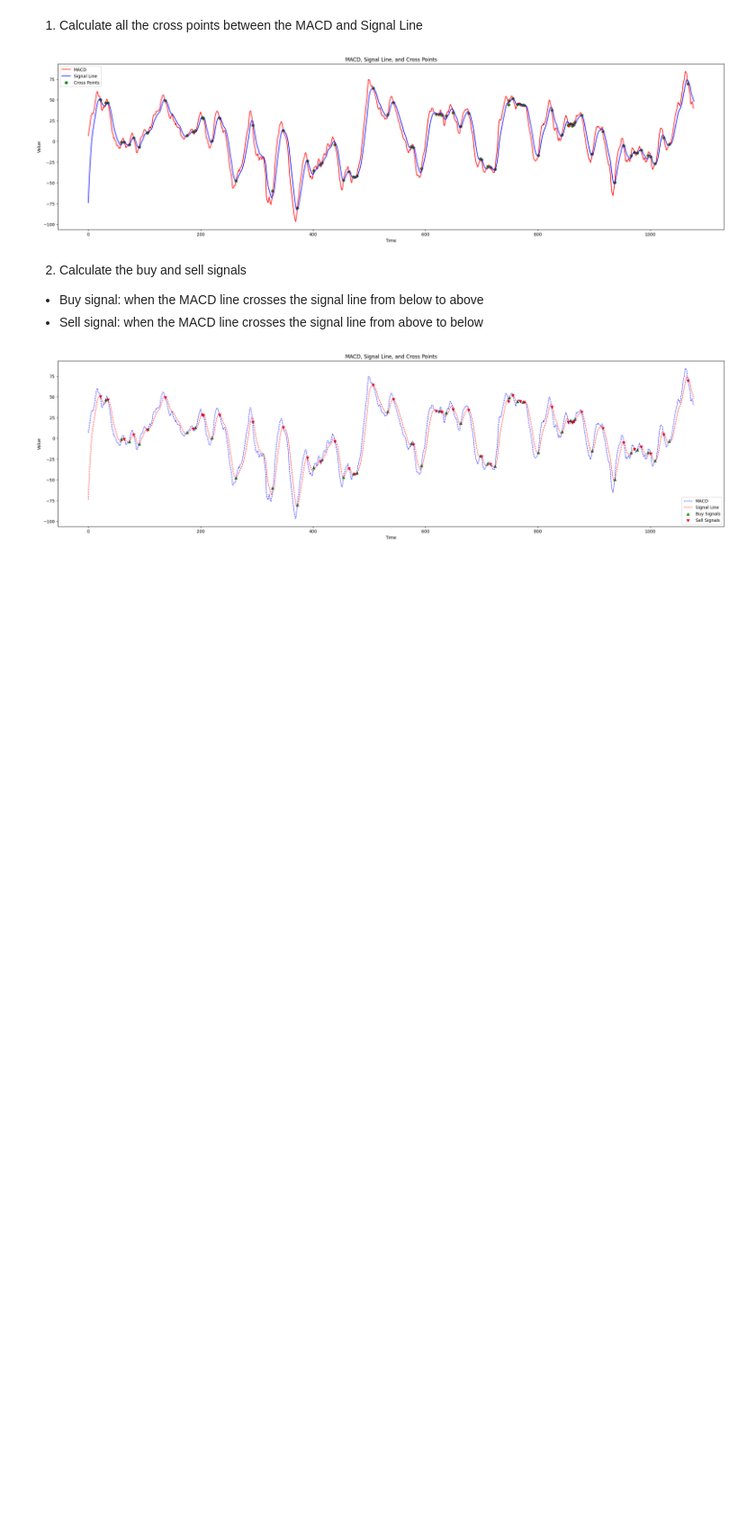
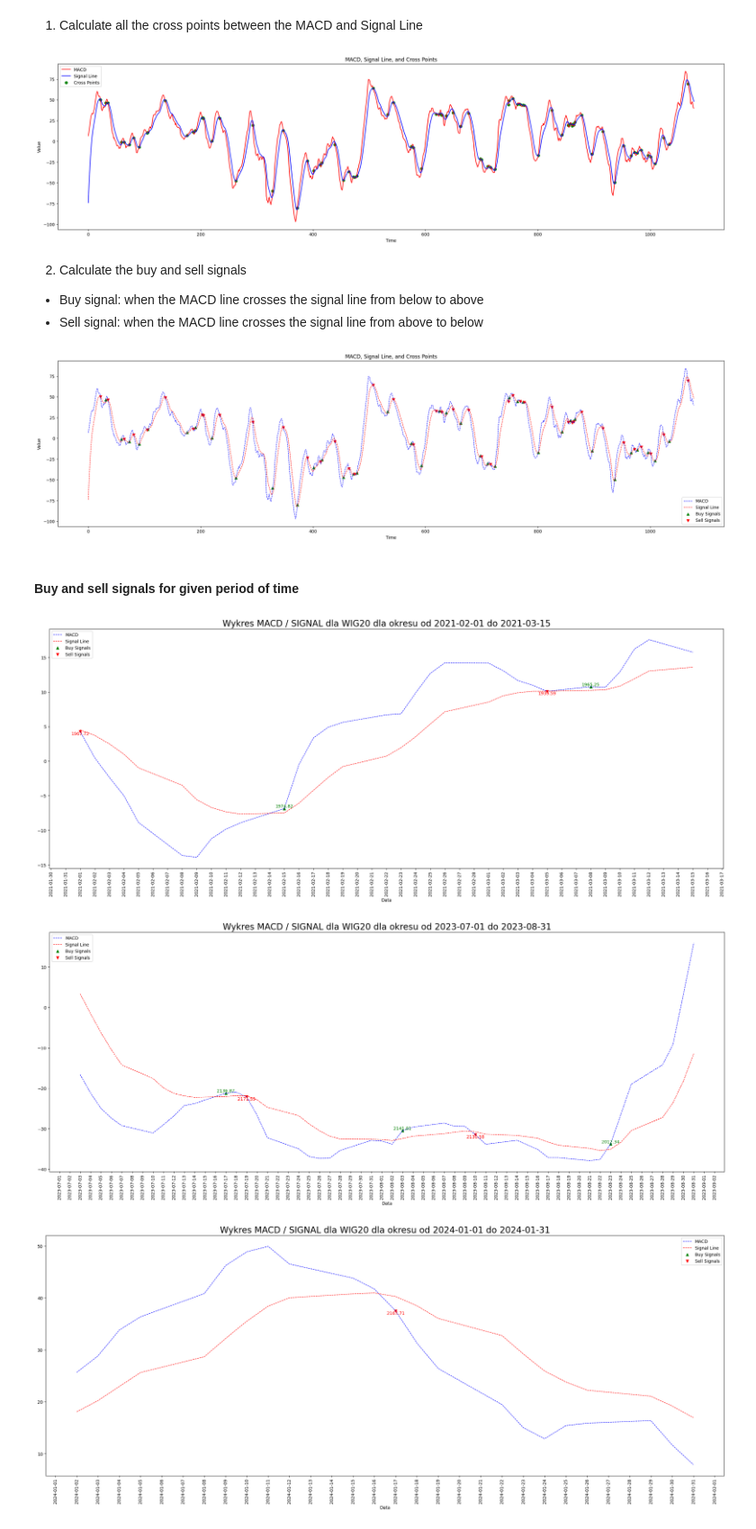
Before and after one commit to KociszewskaMarta/MN_proj1, a Jupyter notebook: projekt.ipynb, the cells around one changed output. Shown at 90% size. Drawn from its saved outputs; the diff is of its cells as text; code cells hidden in the pictures; blank space fills up the shorter version.

```diff
--- a/projekt.ipynb
+++ b/projekt.ipynb
@@ -468,3 +469,5 @@ def plotting_buy_sell_signals(macd, signal, buy_signals, sell_signals):
 plotting_buy_sell_signals(macd, signal, buy_signals, sell_signals)
 # %% [output]
 [figure]
+# %% [markdown]
+#### Buy and sell signals for given period of time
@@ -470,0 +554,14 @@ plotting_buy_sell_signals(macd, signal, buy_signals, sell_signals)
+# %%
+# Plot the MACD, Signal Line, Buy Signals, and Sell Signals for a given period
+# Plot the MACD, Signal Line, Buy Signals, and Sell Signals for a given period
+plotting_buy_sell_signals_for_given_period(data, macd, signal, buy_signals, sell_signals, '2021-02-01', '2021-03-15')
+plotting_buy_sell_signals_for_given_period(data, macd, signal, buy_signals, sell_signals, '2023-07-01', '2023-08-31')
+plotting_buy_sell_signals_for_given_period(data, macd, signal, buy_signals, sell_signals, '2024-01-01', '2024-01-31')
+plotting_buy_sell_signals_for_given_period(data, macd, signal, buy_signals, sell_signals, '2020-10-01', '2021-01-31')
+plotting_buy_sell_signals_for_given_period(data, macd, signal, buy_signals, sell_signals, '2022-06-01', '2022-09-30')
+plotting_buy_sell_signals_for_given_period(data, macd, signal, buy_signals, sell_signals, '2023-10-01', '2023-12-31')
+plotting_buy_sell_signals_for_given_period(data, macd, signal, buy_signals, sell_signals, '2021-01-15', '2021-02-04')
+# %% [output]
+[figure, added]
+[figure, added]
+[figure, added]
```
Also changed, not shown: parts of 3 cells of this notebook, 2 other files.
